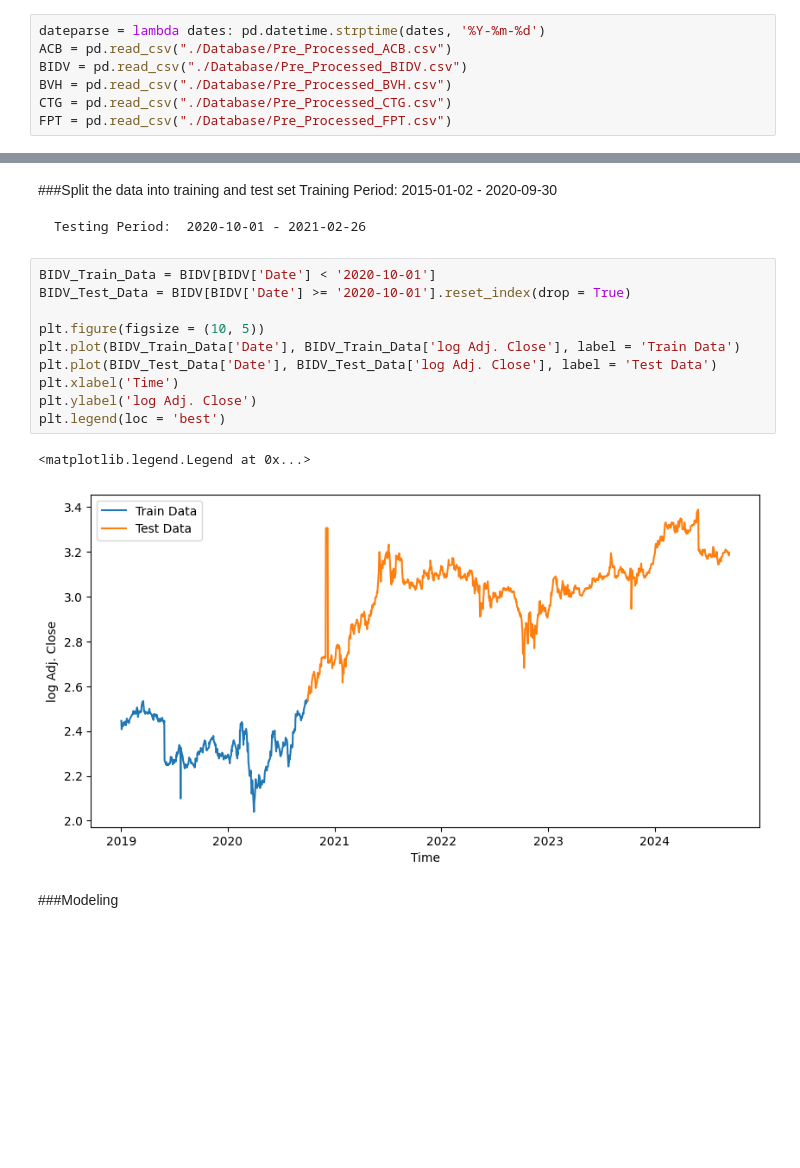
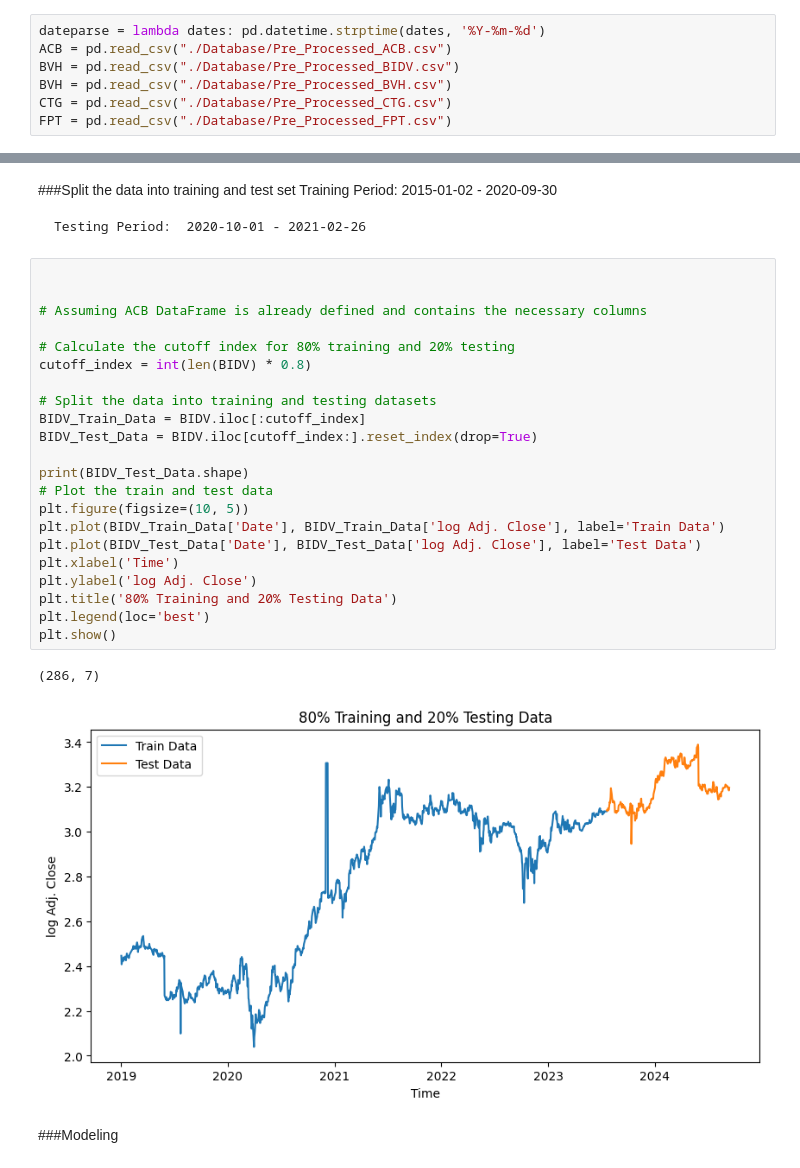
Before and after one commit to abuhmhai/Stock-Price-Prediction-X, a Jupyter notebook: ARIMA_Model.ipynb, the cells around one changed output, grey strips where cells are left out. Saved outputs shown, nothing was run; the diff lists cells and outputs as text; blank space fills up the shorter version.

Commit message:
SPLIT DATA

```diff
--- a/ARIMA_Model.ipynb
+++ b/ARIMA_Model.ipynb
@@ -39,7 +37,7 @@ warnings.filterwarnings('ignore')
 # %%
 dateparse = lambda dates: pd.datetime.strptime(dates, '%Y-%m-%d')
 ACB = pd.read_csv("./Database/Pre_Processed_ACB.csv")
-BIDV = pd.read_csv("./Database/Pre_Processed_BIDV.csv")
+BVH = pd.read_csv("./Database/Pre_Processed_BIDV.csv")
 BVH = pd.read_csv("./Database/Pre_Processed_BVH.csv")
 CTG = pd.read_csv("./Database/Pre_Processed_CTG.csv")
 FPT = pd.read_csv("./Database/Pre_Processed_FPT.csv")
@@ -326,18 +304,30 @@ Text(0.5, 1.0, 'Rolling Mean and Standard Deviation')
 
     Testing Period:  2020-10-01 - 2021-02-26
 # %%
-BIDV_Train_Data = BIDV[BIDV['Date'] < '2020-10-01']
-BIDV_Test_Data = BIDV[BIDV['Date'] >= '2020-10-01'].reset_index(drop = True)
 
-plt.figure(figsize = (10, 5))
-plt.plot(BIDV_Train_Data['Date'], BIDV_Train_Data['log Adj. Close'], label = 'Train Data')
-plt.plot(BIDV_Test_Data['Date'], BIDV_Test_Data['log Adj. Close'], label = 'Test Data')
+
+# Assuming ACB DataFrame is already defined and contains the necessary columns
+
+# Calculate the cutoff index for 80% training and 20% testing
+cutoff_index = int(len(BIDV) * 0.8)
+
+# Split the data into training and testing datasets
+BIDV_Train_Data = BIDV.iloc[:cutoff_index]
+BIDV_Test_Data = BIDV.iloc[cutoff_index:].reset_index(drop=True)
+
+print(BIDV_Test_Data.shape)
+# Plot the train and test data
+plt.figure(figsize=(10, 5))
+plt.plot(BIDV_Train_Data['Date'], BIDV_Train_Data['log Adj. Close'], label='Train Data')
+plt.plot(BIDV_Test_Data['Date'], BIDV_Test_Data['log Adj. Close'], label='Test Data')
 plt.xlabel('Time')
 plt.ylabel('log Adj. Close')
-plt.legend(loc = 'best')
+plt.title('80% Training and 20% Testing Data')
+plt.legend(loc='best')
+plt.show()
 # %% [output]
-<matplotlib.legend.Legend at 0x...>
+(286, 7)
-[figure, old version]
+[figure, new version]
 # %% [markdown]
 ###Modeling
 # %%
```
Also changed, not shown: parts of 18 cells of this notebook, 1 other file.
